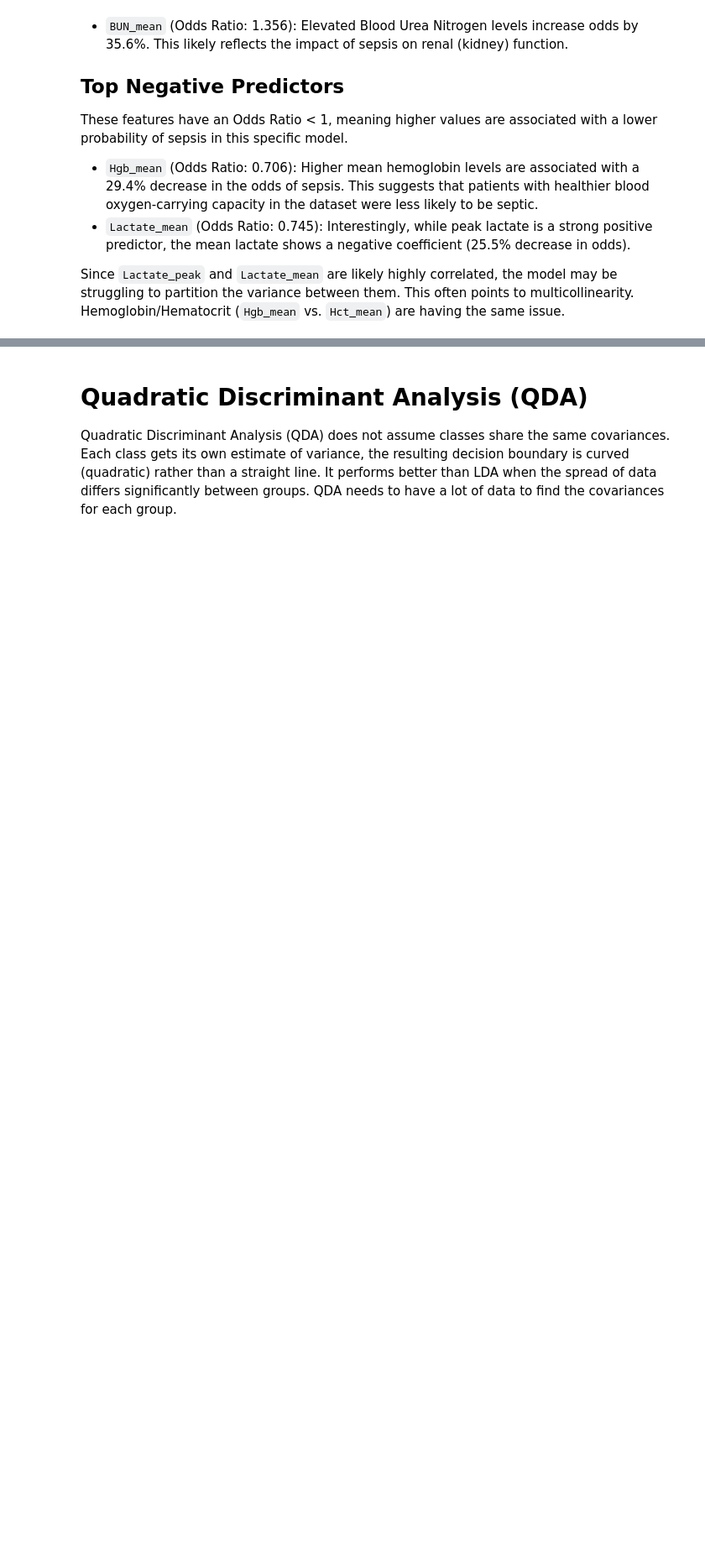
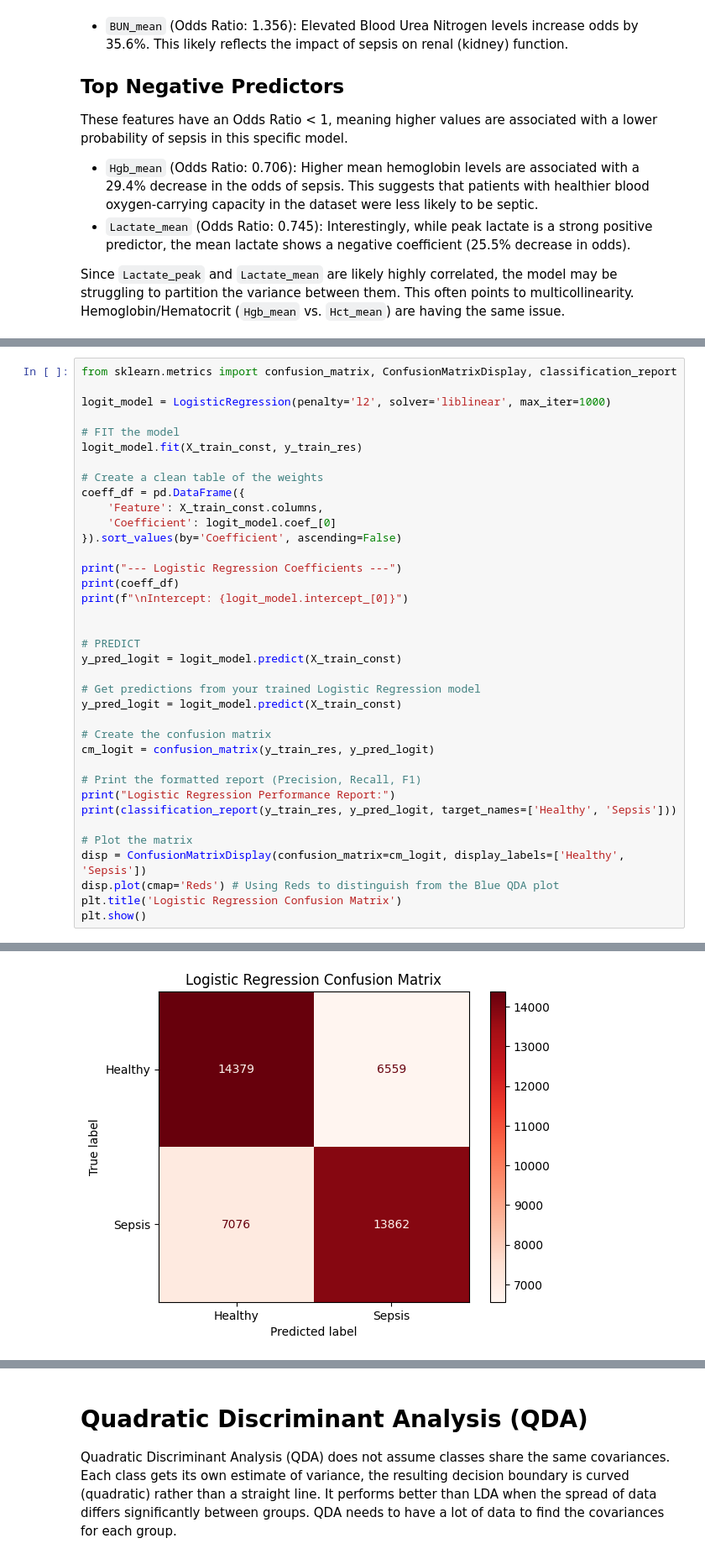
Before and after one commit to mkhabela-create/Big-Data-Midterm, a Jupyter notebook: Sepsis_Code.ipynb, the cells around one changed output, grey strips where cells are left out. Shown at 84% size. Drawn from its saved outputs; the diff is of its cells as text; blank space fills up the shorter version.

```diff
--- a/Sepsis_Code.ipynb
+++ b/Sepsis_Code.ipynb
@@ -732,0 +733,38 @@ Since `Lactate_peak` and `Lactate_mean` are likely highly correlated, the model
+# %%
+from sklearn.metrics import confusion_matrix, ConfusionMatrixDisplay, classification_report
+
+logit_model = LogisticRegression(penalty='l2', solver='liblinear', max_iter=1000)
+
+# FIT the model
+logit_model.fit(X_train_const, y_train_res)
+
+# Create a clean table of the weights
+coeff_df = pd.DataFrame({
+    'Feature': X_train_const.columns,
+    'Coefficient': logit_model.coef_[0]
+}).sort_values(by='Coefficient', ascending=False)
+
+print("--- Logistic Regression Coefficients ---")
+print(coeff_df)
+print(f"\nIntercept: {logit_model.intercept_[0]}")
+
+
+# PREDICT
+y_pred_logit = logit_model.predict(X_train_const)
+
+# Get predictions from your trained Logistic Regression model
+y_pred_logit = logit_model.predict(X_train_const)
+
+# Create the confusion matrix
+cm_logit = confusion_matrix(y_train_res, y_pred_logit)
+
+# Print the formatted report (Precision, Recall, F1)
+print("Logistic Regression Performance Report:")
+print(classification_report(y_train_res, y_pred_logit, target_names=['Healthy', 'Sepsis']))
+
+# Plot the matrix
+disp = ConfusionMatrixDisplay(confusion_matrix=cm_logit, display_labels=['Healthy', 'Sepsis'])
+disp.plot(cmap='Reds') # Using Reds to distinguish from the Blue QDA plot
+plt.title('Logistic Regression Confusion Matrix')
+plt.show()
+# %% [output]
@@ -732,0 +788 @@ Since `Lactate_peak` and `Lactate_mean` are likely highly correlated, the model
+[figure, added]
```
Also changed, not shown: parts of 10 cells of this notebook, 5 other files.
